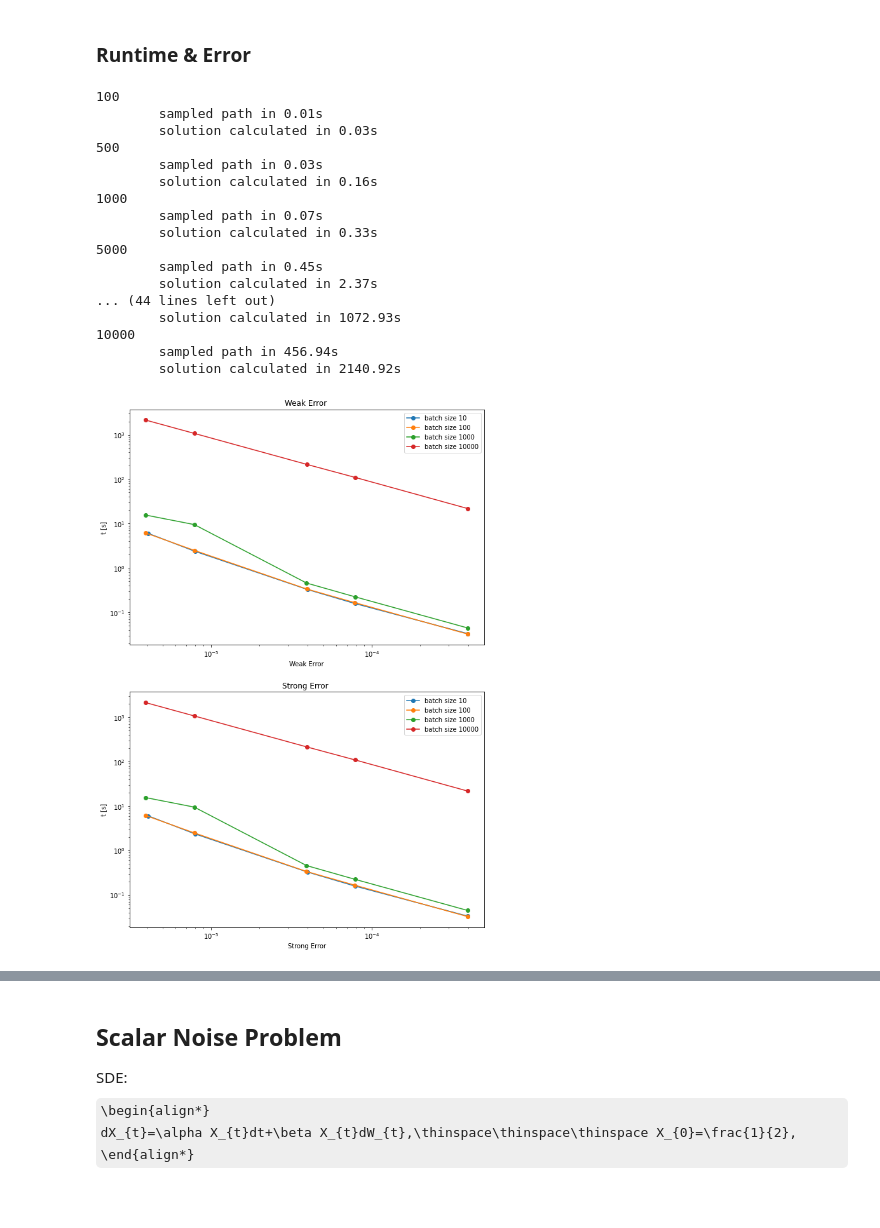
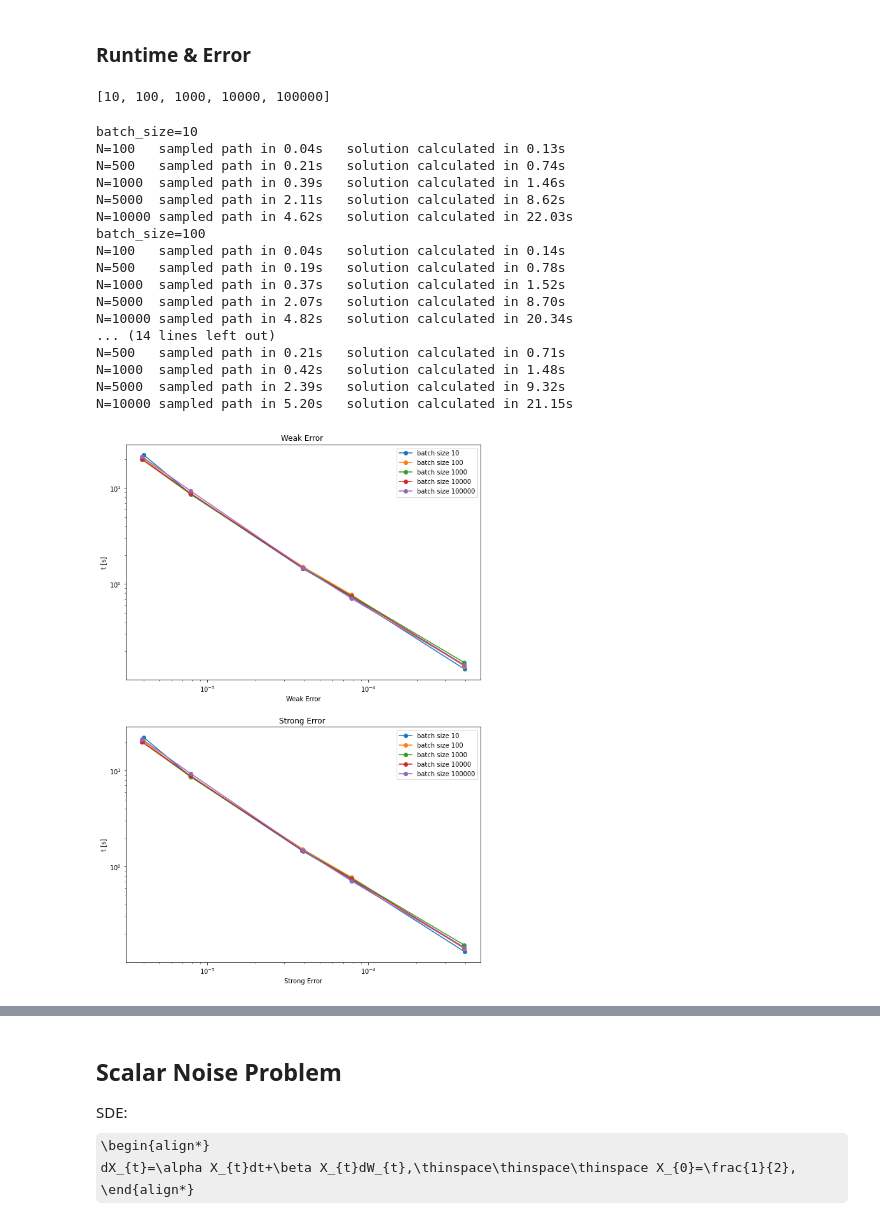
Before and after one commit to tobna/DeepRoughPaths, a Jupyter notebook: examples/SDE Benchmarks.ipynb, the cells around one changed output, grey strips where cells are left out. Saved outputs shown, nothing was run; the diff lists cells and outputs as text; code cells hidden in the pictures; some formulas as TeX source.

```diff
--- a/examples/SDE Benchmarks.ipynb
+++ b/examples/SDE Benchmarks.ipynb
@@ -25,21 +27,21 @@ def weak_error(approx_sol, exact_sol):
 def strong_error(approx_sol, exact_sol):
     return (approx_sol - exact_sol).abs().mean(dim=0)
 # %%
-def time_error_tradeoff(Ns, batch_sizes, mu, f, f_prime, x0, path, T, correct_solution, d=1, eval_points=100, device='cpu'):
+def time_error_tradeoff(Ns, mu, f, f_prime, x0, path, T, correct_solution, d=1, eval_points=100, device='cpu'):
     sols = {}
     for N in Ns:
         del_t_max = T/N
-        print(N)
+        print(f"N={N}", end='\t')
         sol = RDESolution(mu, f, 1, path, f_prime, starting_point=x0, delta_t_max=del_t_max, device=device)
         start_sample = time()
         for i in range(N+1):
           path(i/N*T)
         end_sample = time()
-        print(f"\tsampled path in {end_sample - start_sample:.2f}s")
+        print(f"sampled path in {end_sample - start_sample:.2f}s", end='\t')
         start = time()
         sol(T, show_progress=False)
         end = time()
-        print(f"\tsolution calculated in {end - start:.2f}s")
+        print(f"solution calculated in {end - start:.2f}s")
         errors_along_path = []
         for i in range(eval_points):
             u = (i+1)/eval_points * T
@@ -73,7 +75,7 @@ def plot_tradeoff(sols, t_per_run=False):
     ax[1].legend()
     plt.show()
 # %%
-print(torch.cuda.device_count())
-#cuda0 = torch.device('cuda:0')
-#print(cuda0)
+print(torch.cuda.get_device_name())
+cuda0 = torch.device('cuda:0')
+print(cuda0)
 # %% [output]
@@ -104,7 +107,7 @@ def f(X, t):
     val = alpha*beta/(1 + t).sqrt()
     return val.repeat(batch_size).view(batch_size, 1, 1)
 
-batch_sizes = [10, 100, 1000, 10000]
+batch_sizes = [10, 100, 1000, 10000, 100000]
 Ns = [100, 500, 1000, 5000, 10000]
 
 def correct_solution(t):
@@ -131,28 +134,33 @@ plt.show()
 # %% [markdown]
 ### Runtime & Error
+# %%
+batch_sizes
+# %% [output]
+[10, 100, 1000, 10000, 100000]
 # %%
 sols = {}
 for batch_size in batch_sizes:
-    f_prime = zeros(batch_size, 1, 1, 1)
-    path = ItoBrownianRoughPath(1, batch_size)
-    sols[batch_size] = time_error_tradeoff(Ns, batch_size, mu, f, f_prime, x0, path, T, correct_solution, d=1)
+    f_prime = zeros(batch_size, 1, 1, 1, device=cuda0)
+    path = ItoBrownianRoughPath(1, batch_size, device=cuda0)
+    print(f"batch_size={batch_size}")
+    sols[batch_size] = time_error_tradeoff(Ns, mu, f, f_prime, x0, path, T, correct_solution, d=1, device=cuda0)
 plot_tradeoff(sols)
 # %% [output]
-100
-        sampled path in 0.01s
-        solution calculated in 0.03s
-500
-        sampled path in 0.03s
-        solution calculated in 0.16s
-1000
-        sampled path in 0.07s
-        solution calculated in 0.33s
-5000
-        sampled path in 0.45s
-        solution calculated in 2.37s
-... (44 lines left out)
-        solution calculated in 1072.93s
-10000
-        sampled path in 456.94s
-        solution calculated in 2140.92s
+batch_size=10
+N=100   sampled path in 0.04s   solution calculated in 0.13s
+N=500   sampled path in 0.21s   solution calculated in 0.74s
+N=1000  sampled path in 0.39s   solution calculated in 1.46s
+N=5000  sampled path in 2.11s   solution calculated in 8.62s
+N=10000 sampled path in 4.62s   solution calculated in 22.03s
+batch_size=100
+N=100   sampled path in 0.04s   solution calculated in 0.14s
+N=500   sampled path in 0.19s   solution calculated in 0.78s
+N=1000  sampled path in 0.37s   solution calculated in 1.52s
+N=5000  sampled path in 2.07s   solution calculated in 8.70s
+N=10000 sampled path in 4.82s   solution calculated in 20.34s
+... (14 lines left out)
+N=500   sampled path in 0.21s   solution calculated in 0.71s
+N=1000  sampled path in 0.42s   solution calculated in 1.48s
+N=5000  sampled path in 2.39s   solution calculated in 9.32s
+N=10000 sampled path in 5.20s   solution calculated in 21.15s
-[figure, old version]
+[figure, new version]
```
Also changed, not shown: parts of 10 cells of this notebook, 1 other file.
